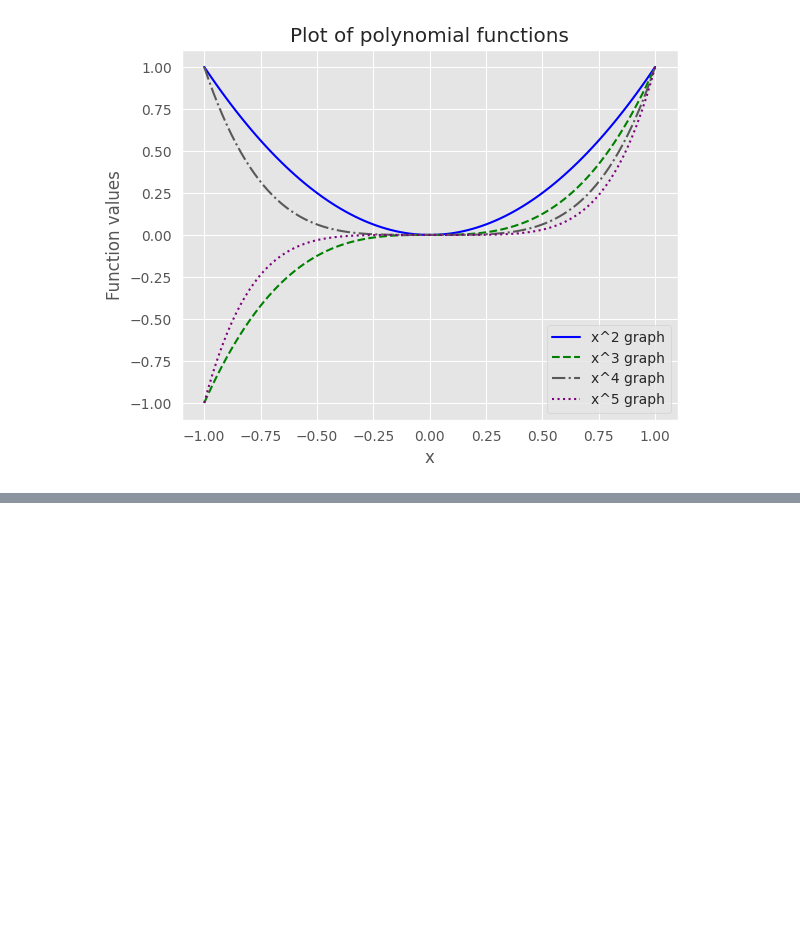
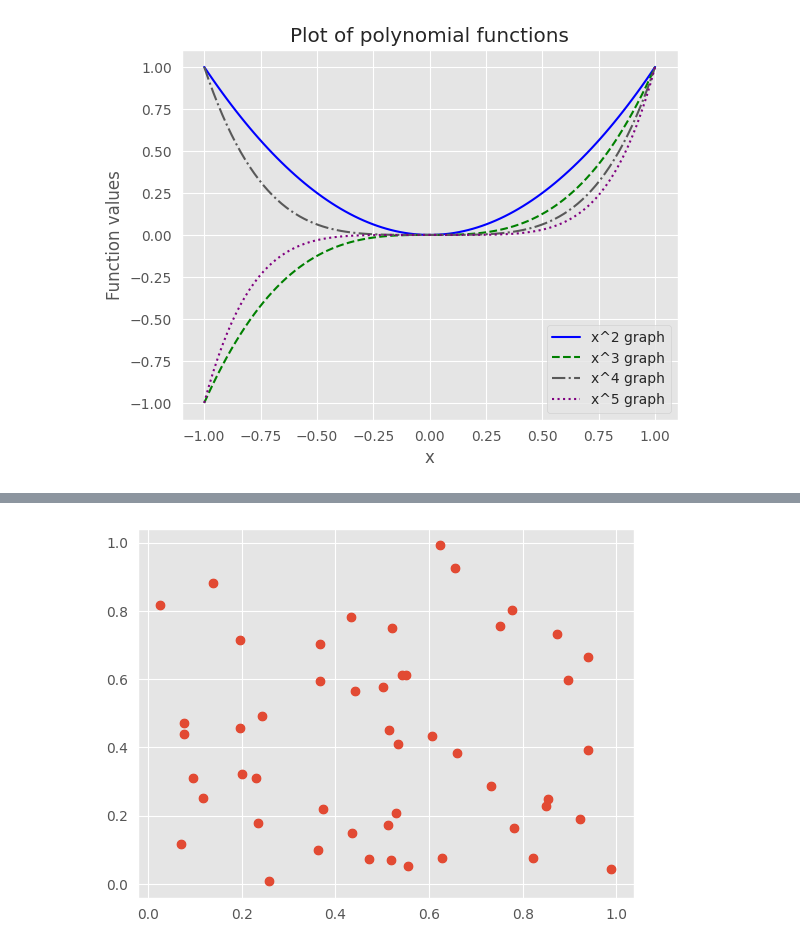
Before and after one commit to alexkardan/Data110, a Jupyter notebook: matplotlib_assignment.ipynb, the cells around one changed output, grey strips where cells are left out. Saved outputs shown, nothing was run; the diff lists cells and outputs as text; code cells hidden in the pictures; blank space fills up the shorter version.

```diff
--- a/matplotlib_assignment.ipynb
+++ b/matplotlib_assignment.ipynb
@@ -75,0 +117,12 @@ plt.legend()
+# %%
+#random data for x and y
+x = np.random.rand(50)
+y = np.random.rand(50)
+
+#plotting and graphing the scatter points
+plt.plot(x,y,'o')
+plt.scatter(x,y)
+
+plt.show()
+# %% [output]
+[figure, added]
```
Also changed, not shown: parts of 7 cells of this notebook.
